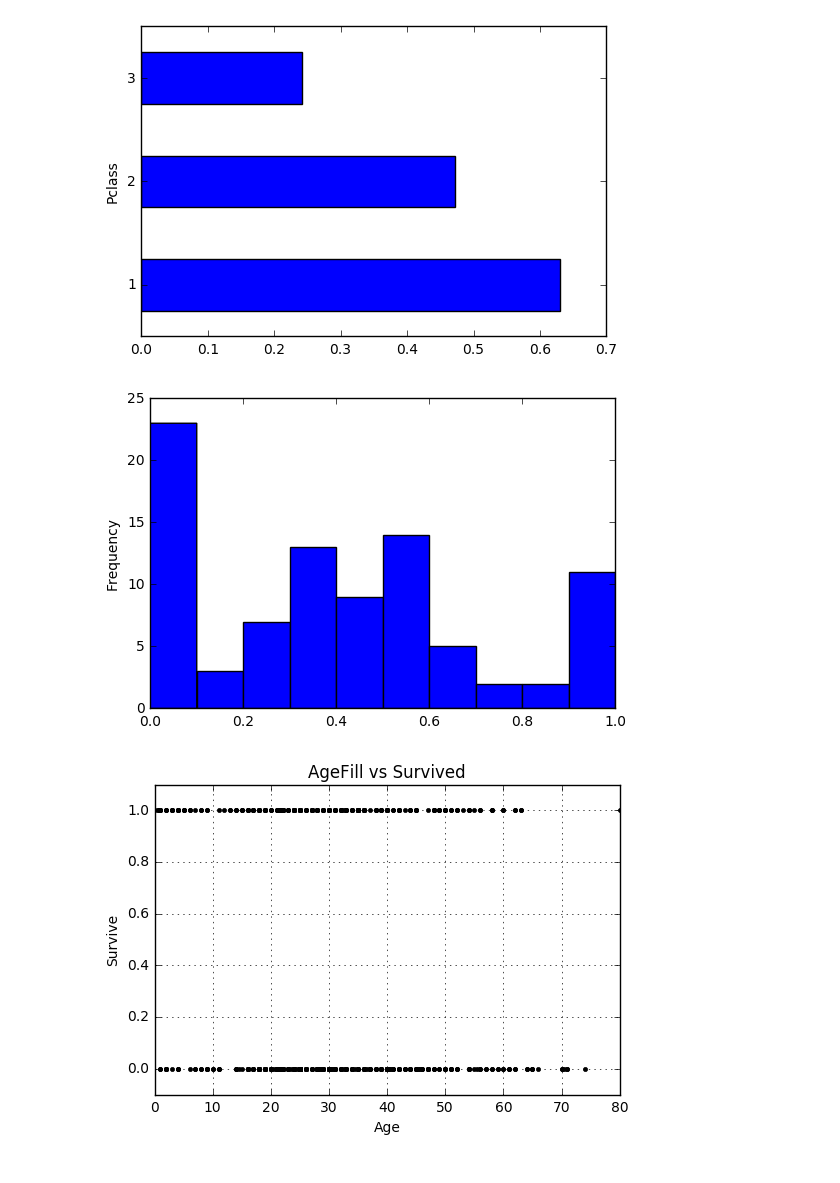
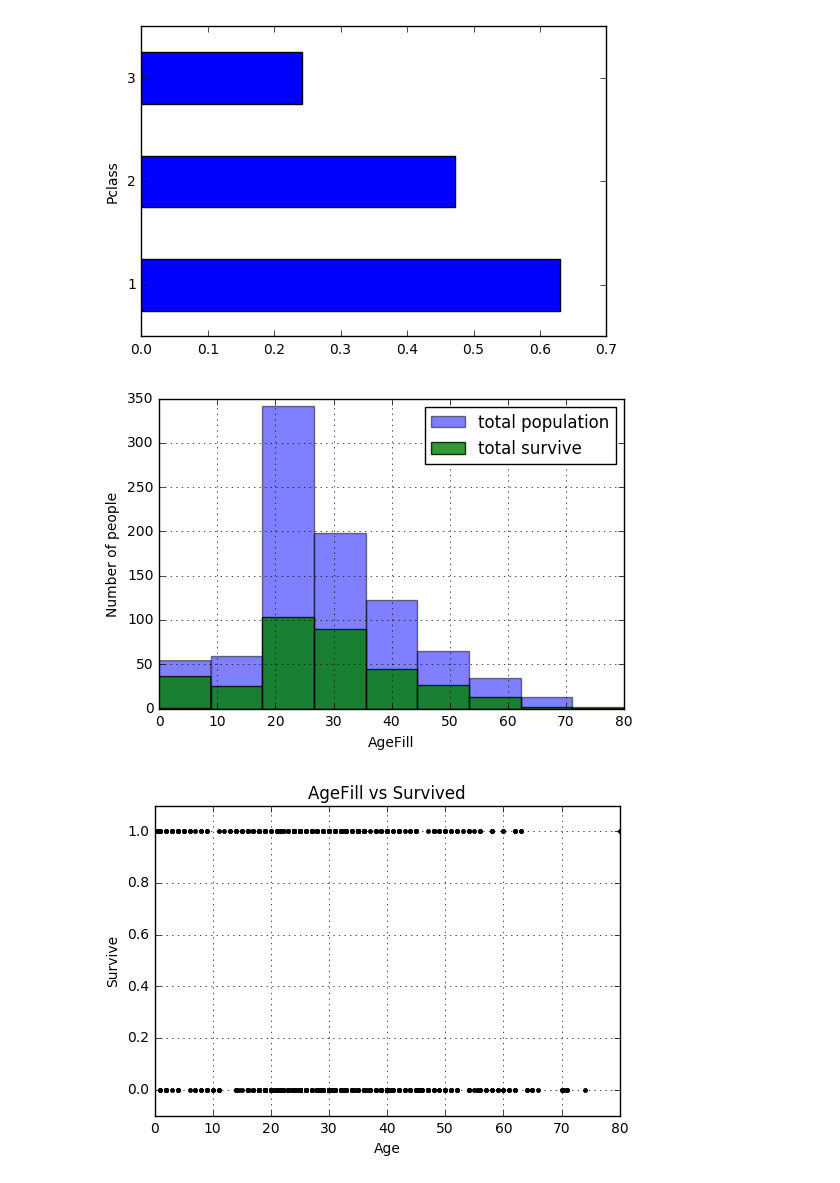
Before and after one commit to zackdu35/2016-2017, a Jupyter notebook: P1/pandas.ipynb, the cells around one changed output. Drawn from its saved outputs; the diff is of its cells as text; code cells hidden in the pictures.

Commit message:
overlay survivors with total population

```diff
--- a/P1/pandas.ipynb
+++ b/P1/pandas.ipynb
@@ -487,32 +487,27 @@ Proportion survivor when variation of Pclass
 3    0.242363
 dtype: float64
 [figure]
-# %%
-from sklearn.linear_model import LinearRegression
-import pylab as P
-
-
-#-------------------we will explore if age influence survival-------------------
-
-
-people_by_age = train_data.groupby('AgeFill').size()
-survivor_by_age = train_data[train_data['Survived'] == 1].groupby('AgeFill').size()
-
-
-
-
-proportion_survivor_by_age = survivor_by_age/people_by_age
-
-train_data[train_data['AgeFill']==55.5]
-
-#fill NaN with 0 value
-proportion_survivor_by_age.fillna(0, inplace=True)
-
-
-proportion_survivor_by_age.plot.
-P.show()
-# %% [output]
-[figure, removed]
+# %%
+from sklearn.linear_model import LinearRegression
+from matplotlib import pyplot
+import numpy
+
+#-------------------we will explore if age influence survival-------------------
+
+total_population_age = train_data['AgeFill']
+total_survivor_age = train_data[train_data['Survived'] == 1]['AgeFill']
+
+bins = numpy.linspace(0, 80, 10)
+
+pyplot.hist(total_population, bins, alpha=0.5, label='total population')
+pyplot.hist(total_survivor_age, bins, alpha=0.8, label='total survive')
+pyplot.xlabel('AgeFill')
+pyplot.ylabel('Number of people')
+pyplot.legend(loc='upper right')
+pyplot.grid(True)
+pyplot.show()
+# %% [output]
+[figure, added]
 # %%
 import pylab as P
 
```
